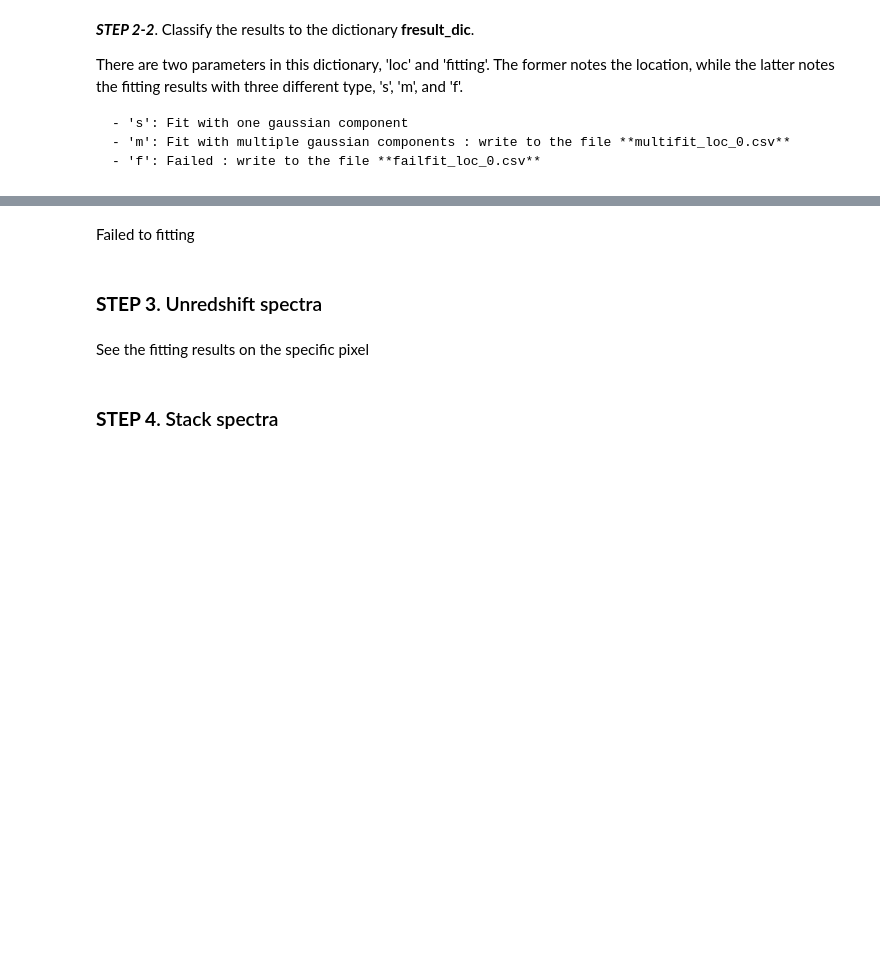
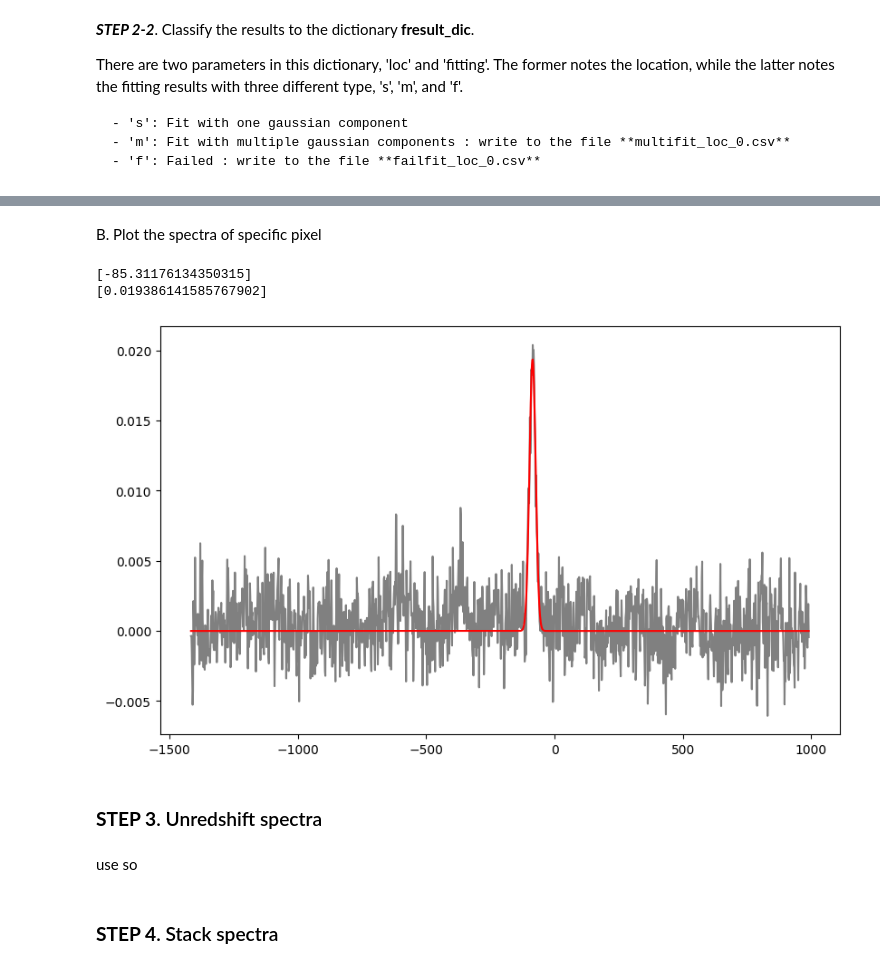
Before and after one commit to tcc2003/astroimagAna, a Jupyter notebook: spectraAna_0.ipynb, the cells around one changed output, grey strips where cells are left out. Drawn from its saved outputs; the diff is of its cells as text; code cells hidden in the pictures; blank space fills up the shorter version.

```diff
--- a/spectraAna_0.ipynb
+++ b/spectraAna_0.ipynb
@@ -162,20 +207,53 @@ for i in range(len(delta_freq_list['fitting'])):
-# %% [markdown]
-Failed to fitting
-# %%
-failed_locs = []
-
-for i in range(len(fresult_dic['loc'])):
-    if fresult_dic['fitting'][i] == 'f':
-        failed_locs.append(fresult_dic['loc'][i])
-
-
-filename = 'failfit_loc_0.csv'
-with open(filename, 'w', newline='') as file:
-    writer = csv.writer(file)
-    writer.writerow(["x", "y"])
-
-    for i in range(len(failed_locs)):
-        writer.writerow([failed_locs[i][0], failed_locs[i][1]])
+# %% [markdown]
+B. Plot the spectra of specific pixel
+# %%
+for i in range(len(fresult_dic['fitting'])):
+
+    if (fresult_dic['loc'][i][0] == 52) and (fresult_dic['loc'][i][1] == 89):
+        loc = fresult_dic['loc'][i]
+        inten = data['data_list'][i]
+
+        fit_fwhms = data_decomposed['fwhms_fit'][i]
+        fit_means = data_decomposed['means_fit'][i]
+        fit_amps  = data_decomposed['amplitudes_fit'][i]
+
+        print(fit_means)
+        print(fit_amps)
+
+        fig = plt.figure(figsize=(10,6))
+        ax  = fig.add_axes([0.12, 0.1, 0.75, 0.75])
+
+        #plt.plot(freq_array/1e9, inten, color= 'grey')
+        plt.plot(velocity_array/1e3, inten, color= 'grey', label='data')
+
+        if len(fit_amps) > 0.:
+            for j in range(len(fit_amps)):
+                amp, fwhm, mean =  fit_amps[j], fit_fwhms[j], fit_means[j]
+                #x = freq_array / 1e9
+                x = velocity_array / 1e3
+                yy = amp * np.exp(-4. * np.log(2) * (x-mean)**2 / fwhm**2)
+                plt.plot(x, yy, '-', lw=1.5, color='red')
+
+
+        x = fresult_dic['loc'][i][0]
+        y = fresult_dic['loc'][i][1]
+        #plt.text(0.08, 0.8, f'{i+1}',
+        #        verticalalignment = 'bottom', horizontalalignment = 'left',
+        #        color = 'black', transform = ax.transAxes, fontsize = 40
+        #       )
+
+        #plt.legend(loc=1, fontsize=10)
+
+        j=5289
+        outdir = '/Users/tcc/astroimagAna/fit_0/'
+        outname = f'spw0_{j}'
+        path = os.path.join(outdir, outname)
+
+        plt.savefig(path, transparent=False, bbox_inches='tight')
+# %% [output]
+[-85.31176134350315]
+[0.019386141585767902]
+[figure, added]
 # %% [markdown]
 ### **STEP 3**. Unredshift spectra
 # %%
@@ -197,2 +305,0 @@ for i in range(len(fresult_dic['loc'])):
-# %% [markdown]
-See the fitting results on the specific pixel
@@ -225,0 +306,2 @@ for i in range(len(fresult_dic['loc'])):
+# %% [markdown]
+use so
```
Also changed, not shown: parts of 27 cells of this notebook.
